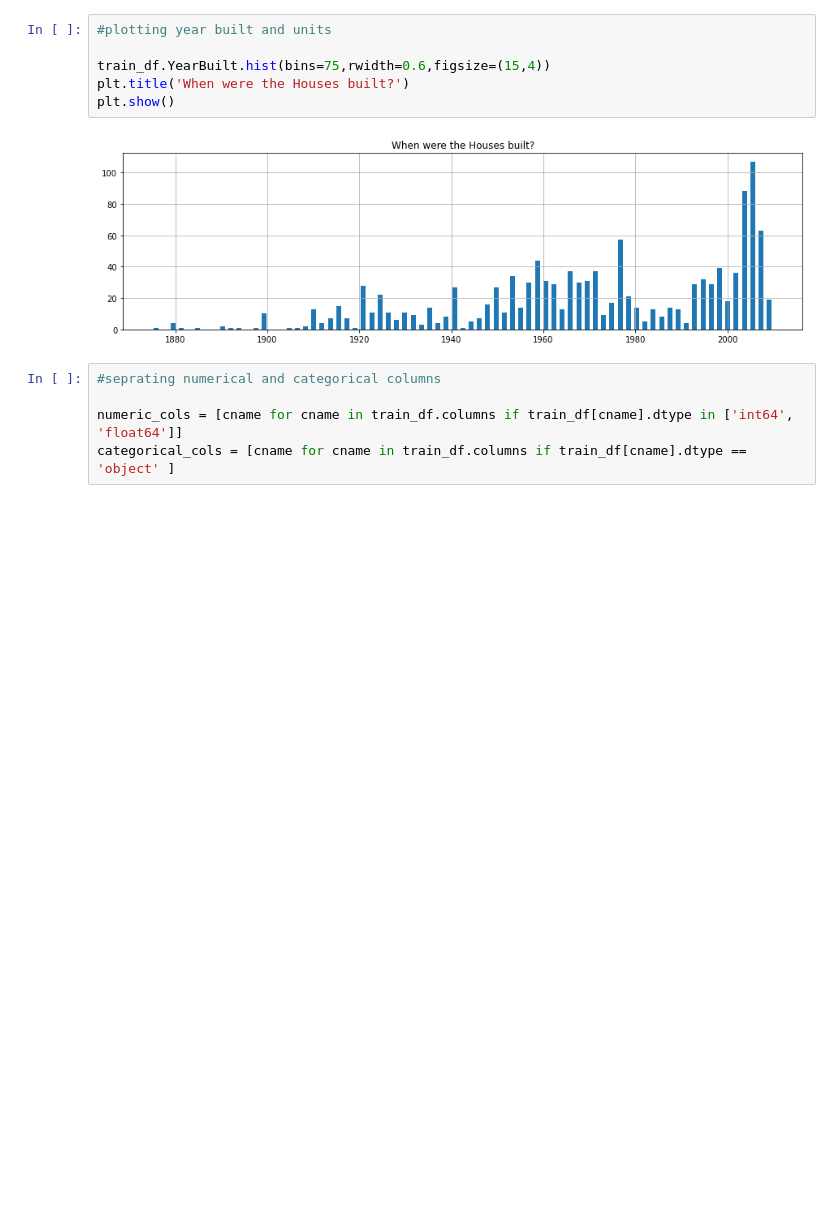
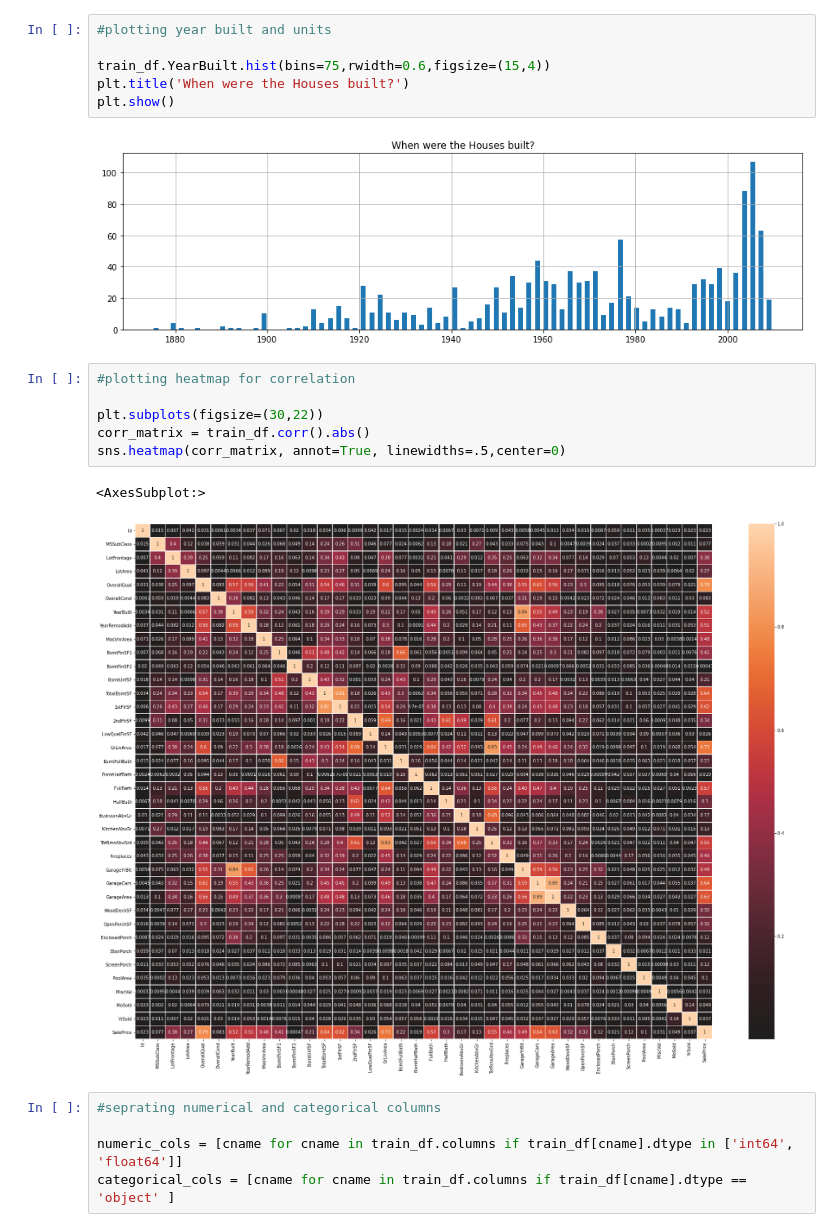
Before and after one commit to laurakoldekivi/DS-2021-project, a Jupyter notebook: ds-project.ipynb, the cells around one changed output. Saved outputs shown, nothing was run; the diff lists cells and outputs as text; blank space fills up the shorter version.

Commit message:
Add files via upload
Updated Visualization!

```diff
--- a/ds-project.ipynb
+++ b/ds-project.ipynb
@@ -38,6 +56,15 @@ plt.title('When were the Houses built?')
 plt.show()
 # %% [output]
 [figure]
+# %%
+#plotting heatmap for correlation
+
+plt.subplots(figsize=(30,22))
+corr_matrix = train_df.corr().abs()
+sns.heatmap(corr_matrix, annot=True, linewidths=.5,center=0)
+# %% [output]
+<AxesSubplot:>
+[figure, added]
 # %%
 #seprating numerical and categorical columns
 
```
Also changed, not shown: parts of 2 cells of this notebook.
